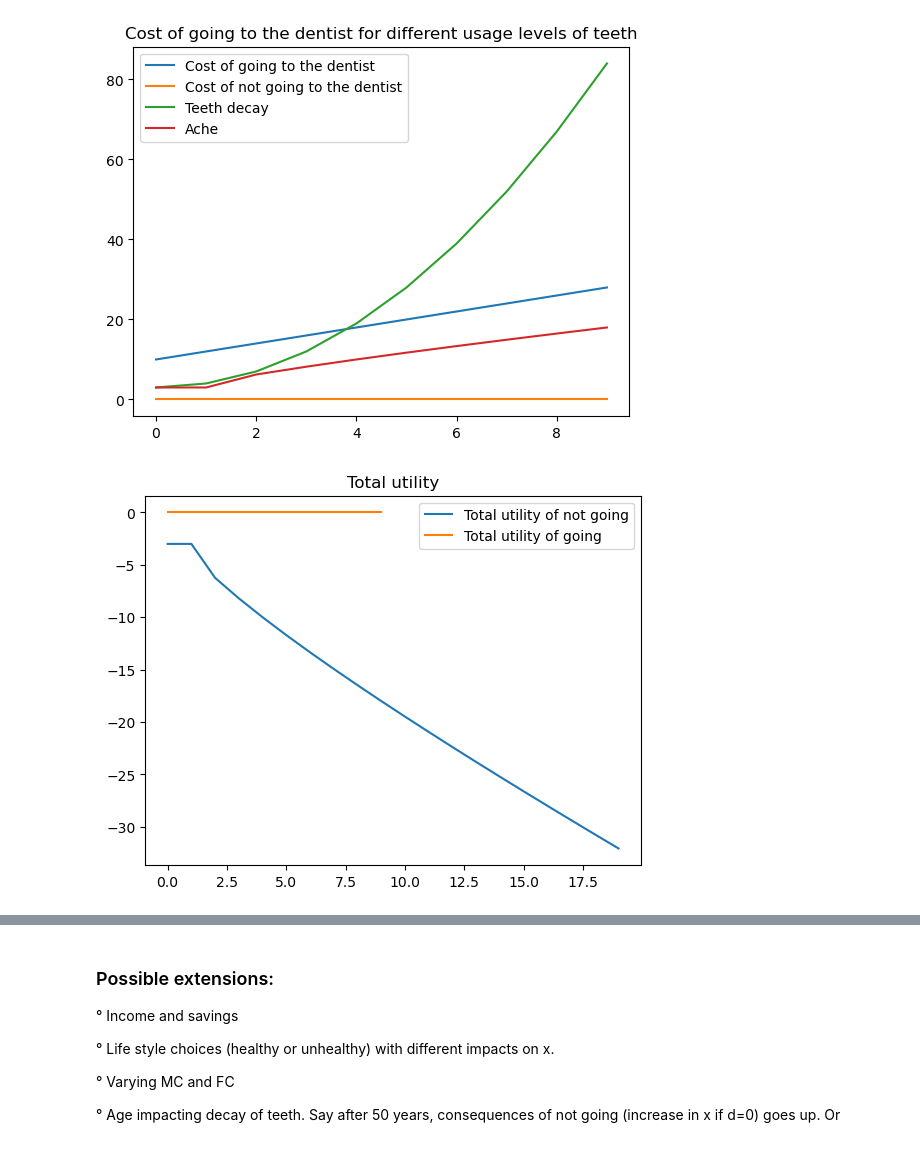
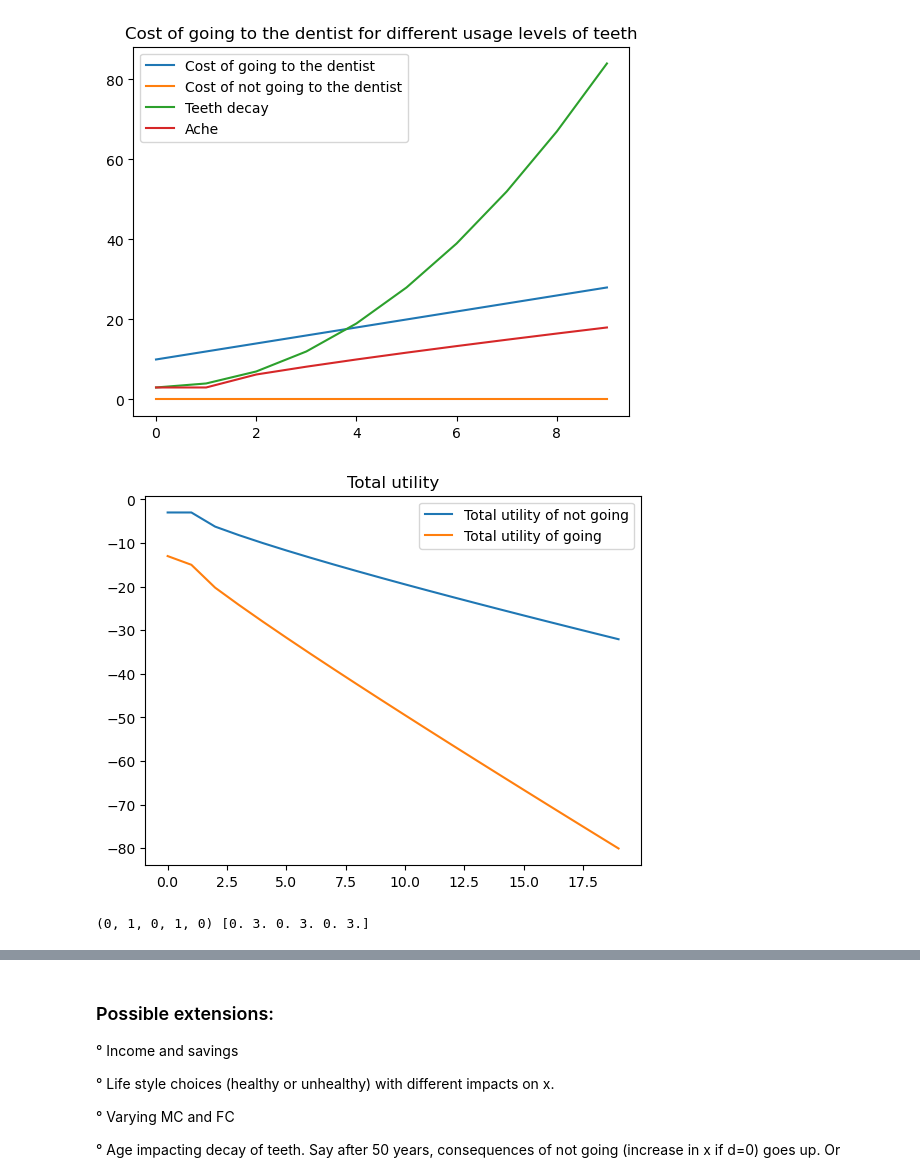
Before and after one commit to biguntitled/Intro_Num, a Jupyter notebook: Dentist.ipynb, the cells around one changed output, grey strips where cells are left out. Drawn from its saved outputs; the diff is of its cells as text; code cells hidden in the pictures.

```diff
--- a/Dentist.ipynb
+++ b/Dentist.ipynb
@@ -18,7 +15,7 @@ par = SimpleNamespace()
 par.x_t = 0 #x being the current level of usage of your teeth
 par.FC = 10 #Fixed cost of going to the dentist
 par.MC = 2 #Marginal cost of going to the dentist, depends on your usage of the teeth (when you last went)
-par.beta = 0.9 #Discount factor
+par.beta = 0.6 #Discount factor
 par.exponent = 2 #How bad your teeth decay if you don't see a dentist
 par.gamma = 3
 par.T = 3
@@ -86,38 +83,41 @@ plt.show()
 # %%
 tot_util_go = []
 tot_util_no = []
 
 for i in range(0,20):
     tot_util_go.append(total_util(par, d = 1 , x_t= i))
     tot_util_no.append(total_util(par, d = 0 , x_t = i))
 
 
 plt.plot(tot_util_no, label='Total utility of not going')
-plt.plot(c_not_going, label='Total utility of going')
+plt.plot(tot_util_go, label='Total utility of going')
 plt.title('Total utility')
 plt.legend()
 plt.show()
 # %% [output]
-[figure, old version]
+[figure, new version]
 # %%
-#Say we start with x=0 and live for three time periods and you don't go to the dentist in the last time period. Only t0 and t1 are left to decide
+#Say we start with some value and live for t time periods and you don't go to the dentist in the last time period.
 
+#This is to get all possible combinations of decisions. Imagine every path of the decision tree
 def n_combinations(t):
     digits = (0, 1)
     return list(itertools.product(digits, repeat=t-1))
-time = 100
+
+x_start = 0
+time = 6
 possible_paths = n_combinations(time) #Create all decision combinations, excluding the last time period (d==0)
 n_paths = len(possible_paths) #Game starts in t1 with a t0 value.
 x = np.zeros((n_paths, time)) #decay_path_matrix
+x[:,0] = x_start #Change the first column, hence the starting value
 a = np.zeros((n_paths, time)) #age path
 v = np.zeros((n_paths,time+1))#value_matrix
 d_index = np.zeros((n_paths)) #Initiate
 decision_indexes = [] #Keeping track of indexes and storing values
 for index, val in enumerate(possible_paths):
-
     #print('Decision path: ', index,val)
     for t, d in enumerate(val):
-        x_next = teeth_decay(par, d=d, x_t=x[index,t])
+        x_next = teeth_decay(par, d=d, x_t=x[index,t]) #You always start with zero
         x[index, (t+1)] = x_next
         v[index, (t+1)] = (par.beta**t)*total_util(par, d=d, x_t=x[index, t])
         #print('Dental usage in period', t, ' = ', x[index, t])
@@ -126,3 +126,5 @@ for index, val in enumerate(possible_paths):
     best_decisions = possible_paths[best_path] #FIGURE OUT
 
 print(best_decisions,x[best_path])
+# %% [output]
+(0, 1, 0, 1, 0) [0. 3. 0. 3. 0. 3.]
```
Also changed, not shown: parts of 3 cells of this notebook.
